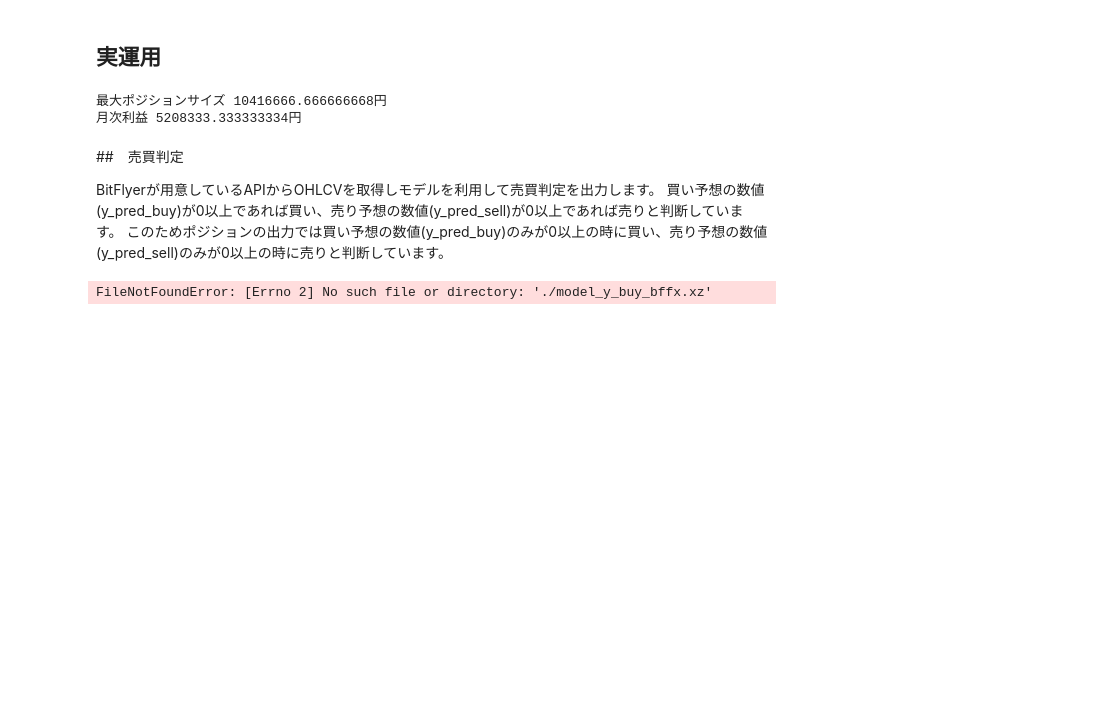
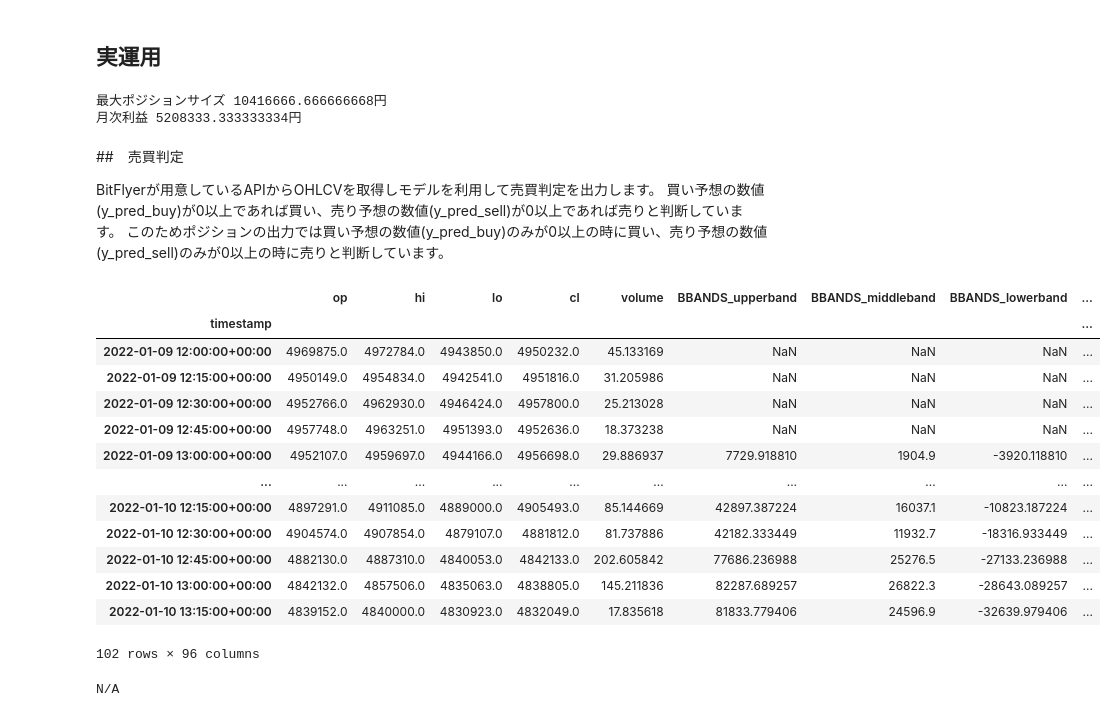
Before and after one commit to yydevelop/bot, a Jupyter notebook: bitflyerbot/tutorial-bitflyer.ipynb, the cells around one changed output. Drawn from its saved outputs; the diff is of its cells as text; code cells hidden in the pictures; blank space fills up the shorter version.

```diff
--- a/bitflyerbot/tutorial-bitflyer.ipynb
+++ b/bitflyerbot/tutorial-bitflyer.ipynb
@@ -196,7 +215,7 @@ def calc_features(df):
     df['LINEARREG_SLOPE'] = talib.LINEARREG_SLOPE(close, timeperiod=14)
     df['STDDEV'] = talib.STDDEV(close, timeperiod=5, nbdev=1)
 
-    periods = [1,3,5,8,13,21,55,89]
+    periods = [3,5,8,13,21,55,89]
     for period in periods:
         col = 'RETURN_{}'.format(period)
         df[col] = \
@@ -211,10 +230,24 @@ def calc_features(df):
         df[col] = \
             df['cl'] / (df['cl'].rolling(period).mean())
 
+    df['hilo'] = df['hi'] - df['lo']
+    df['PER_HILO'] = df['hilo'] / (hilo+1)
+    df['opcl'] = df['op'] - df['cl']
+    df['PER_OPCL'] = df['opcl'] / (hilo+1)
+
+    # df['LOG_OPCL'] = df['opcl'].apply(np.log)
+
     return df
 
 df = pd.read_pickle('df_bf_fx_ohlcv_with_fee.pkl')
 df = df.dropna()
 df = calc_features(df)
-display(df)
+
+# df['opcl'].hist(alpha=0.3, label='買い')
+# df['LOG_OPCL'].hist(alpha=0.3, label='売り')
+# plt.title('エグジットまでの時間分布',fontname="Meiryo")
+# plt.legend( prop={"family":"Meiryo"})
+# plt.show()
+
+
 df.to_pickle('df_bf_fx_features.pkl')
@@ -654,8 +675,8 @@ df["volume"] = df_1m["volume"].resample(rule).sum()
 df_features = calc_features(df)
 
 #モデルの読み込み
-model_y_buy = joblib.load('./model_y_buy_bffx.xz')
-model_y_sell = joblib.load('./model_y_sell_bffx.xz')
+model_y_buy = joblib.load('./model/model_y_buy_bffx.xz')
+model_y_sell = joblib.load('./model/model_y_sell_bffx.xz')
 
 #推論
 df_features["predict_y_buy"] = model_y_buy.predict(df_features[features])
@@ -667,34 +688,48 @@ df_features["predict_y_sell"] = model_y_sell.predict(df_features[features])
 def calc_position_buy(x):
     buy = x["predict_y_buy"]
     if buy > 0:
         return "buy"
     else:
         return "none"
 
 #売りポジションの判定
 def calc_position_sell(x):
     buy = x["predict_y_sell"]
     if buy > 0:
         return "sell"
     else:
         return "none"
 
 df_features["position_buy"] = df_features.apply(calc_position_buy,axis=1)
 df_features["position_sell"] = df_features.apply(calc_position_sell,axis=1)
 
 display(df_features)
 
 position_buy = df_features["position_buy"].iloc[-1]
 position_sell = df_features["position_sell"].iloc[-1]
 
 if position_buy == "buy" and position_sell == "none":
     print("Buy Bitcoin")
 elif position_sell == "sell" and position_buy == "none":
     print("Sell Bitcoin")
 else:
     print("N/A")
 # %% [output]
+|  | op | hi | lo | cl | volume | BBANDS_upperband | BBANDS_middleband | BBANDS_lowerband | ... |
+| timestamp |  |  |  |  |  |  |  |  | ... |
+| 2022-01-09 12:00:00+00:00 | 4969875.0 | 4972784.0 | 4943850.0 | 4950232.0 | 45.133169 | NaN | NaN | NaN | ... |
+| 2022-01-09 12:15:00+00:00 | 4950149.0 | 4954834.0 | 4942541.0 | 4951816.0 | 31.205986 | NaN | NaN | NaN | ... |
+| 2022-01-09 12:30:00+00:00 | 4952766.0 | 4962930.0 | 4946424.0 | 4957800.0 | 25.213028 | NaN | NaN | NaN | ... |
+| 2022-01-09 12:45:00+00:00 | 4957748.0 | 4963251.0 | 4951393.0 | 4952636.0 | 18.373238 | NaN | NaN | NaN | ... |
+| 2022-01-09 13:00:00+00:00 | 4952107.0 | 4959697.0 | 4944166.0 | 4956698.0 | 29.886937 | 7729.918810 | 1904.9 | -3920.118810 | ... |
+| ... | ... | ... | ... | ... | ... | ... | ... | ... | ... |
+| 2022-01-10 12:15:00+00:00 | 4897291.0 | 4911085.0 | 4889000.0 | 4905493.0 | 85.144669 | 42897.387224 | 16037.1 | -10823.187224 | ... |
+| 2022-01-10 12:30:00+00:00 | 4904574.0 | 4907854.0 | 4879107.0 | 4881812.0 | 81.737886 | 42182.333449 | 11932.7 | -18316.933449 | ... |
+| 2022-01-10 12:45:00+00:00 | 4882130.0 | 4887310.0 | 4840053.0 | 4842133.0 | 202.605842 | 77686.236988 | 25276.5 | -27133.236988 | ... |
+| 2022-01-10 13:00:00+00:00 | 4842132.0 | 4857506.0 | 4835063.0 | 4838805.0 | 145.211836 | 82287.689257 | 26822.3 | -28643.089257 | ... |
+| 2022-01-10 13:15:00+00:00 | 4839152.0 | 4840000.0 | 4830923.0 | 4832049.0 | 17.835618 | 81833.779406 | 24596.9 | -32639.979406 | ... |
-FileNotFoundError: [Errno 2] No such file or directory: './model_y_buy_bffx.xz'
+102 rows × 96 columns
+N/A
 # %%
 #初回だけ実行
 #!pip install optuna
```
Also changed, not shown: parts of 7 cells of this notebook, 1 other file.
